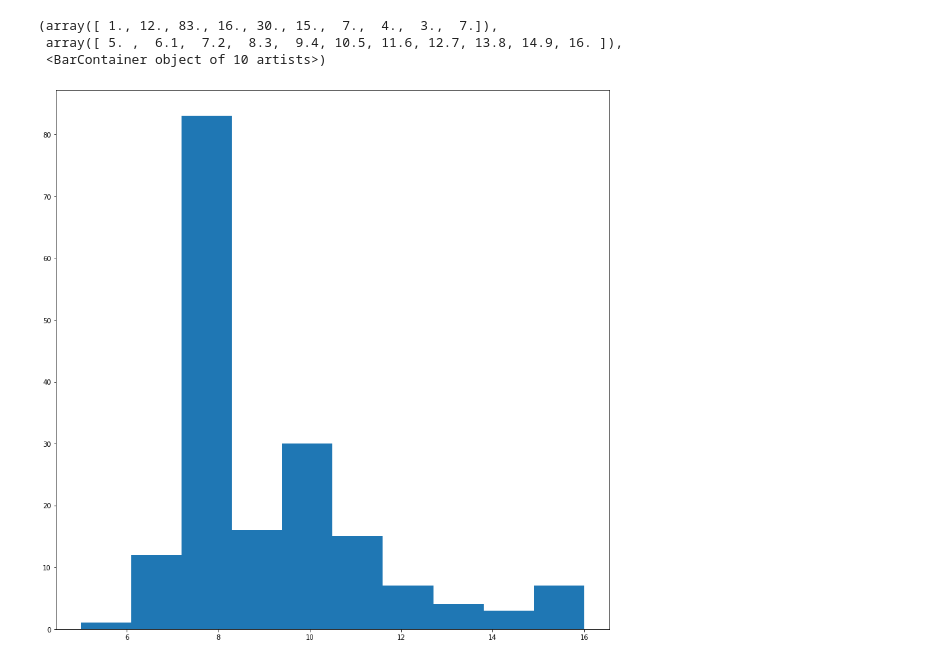
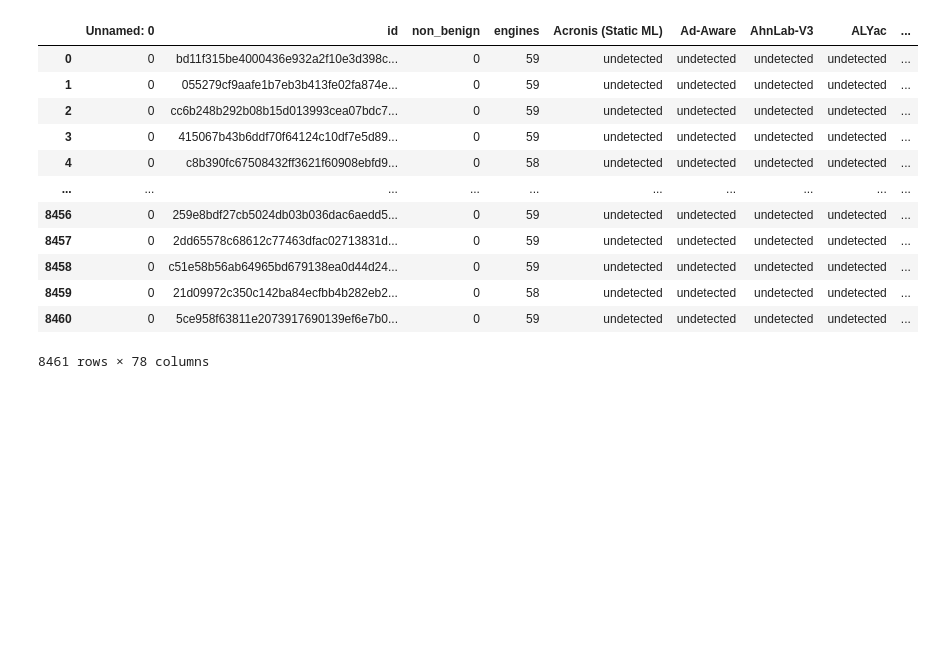
Before and after one commit to ASSERT-KTH/wasm_evasion, a Jupyter notebook: notebooks/RQ1.ipynb, the cells around one changed output. Saved outputs shown, nothing was run; the diff lists cells and outputs as text; code cells hidden in the pictures; blank space fills up the shorter version.

```diff
--- a/notebooks/RQ1.ipynb
+++ b/notebooks/RQ1.ipynb
@@ -812,9 +0,0 @@ plt.hist(xs)
-# %%
-
-# Plot distribution of egraph eclass count
-plt.hist([x[1] for x in egraphs_datas])
-# %% [output]
-(array([ 1., 12., 83., 16., 30., 15.,  7.,  4.,  3.,  7.]),
- array([ 5. ,  6.1,  7.2,  8.3,  9.4, 10.5, 11.6, 12.7, 13.8, 14.9, 16. ]),
- <BarContainer object of 10 artists>)
-[figure, removed]
@@ -820,0 +9,18 @@ plt.hist([x[1] for x in egraphs_datas])
+# %%
+vt_benchmark = pd.read_csv("vt.csv")
+# %%
+display(vt_benchmark)
+# %% [output]
+|  | Unnamed: 0 | id | non_benign | engines | Acronis (Static ML) | Ad-Aware | AhnLab-V3 | ALYac | ... |
+| 0 | 0 | bd11f315be4000436e932a2f10e3d398c... | 0 | 59 | undetected | undetected | undetected | undetected | ... |
+| 1 | 0 | 055279cf9aafe1b7eb3b413fe02fa874e... | 0 | 59 | undetected | undetected | undetected | undetected | ... |
+| 2 | 0 | cc6b248b292b08b15d013993cea07bdc7... | 0 | 59 | undetected | undetected | undetected | undetected | ... |
+| 3 | 0 | 415067b43b6ddf70f64124c10df7e5d89... | 0 | 59 | undetected | undetected | undetected | undetected | ... |
+| 4 | 0 | c8b390fc67508432ff3621f60908ebfd9... | 0 | 58 | undetected | undetected | undetected | undetected | ... |
+| ... | ... | ... | ... | ... | ... | ... | ... | ... | ... |
+| 8456 | 0 | 259e8bdf27cb5024db03b036dac6aedd5... | 0 | 59 | undetected | undetected | undetected | undetected | ... |
+| 8457 | 0 | 2dd65578c68612c77463dfac02713831d... | 0 | 59 | undetected | undetected | undetected | undetected | ... |
+| 8458 | 0 | c51e58b56ab64965bd679138ea0d44d24... | 0 | 59 | undetected | undetected | undetected | undetected | ... |
+| 8459 | 0 | 21d09972c350c142ba84ecfbb4b282eb2... | 0 | 58 | undetected | undetected | undetected | undetected | ... |
+| 8460 | 0 | 5ce958f63811e2073917690139ef6e7b0... | 0 | 59 | undetected | undetected | undetected | undetected | ... |
+8461 rows × 78 columns
```
Also changed, not shown: parts of 46 cells of this notebook, 6 other files.
